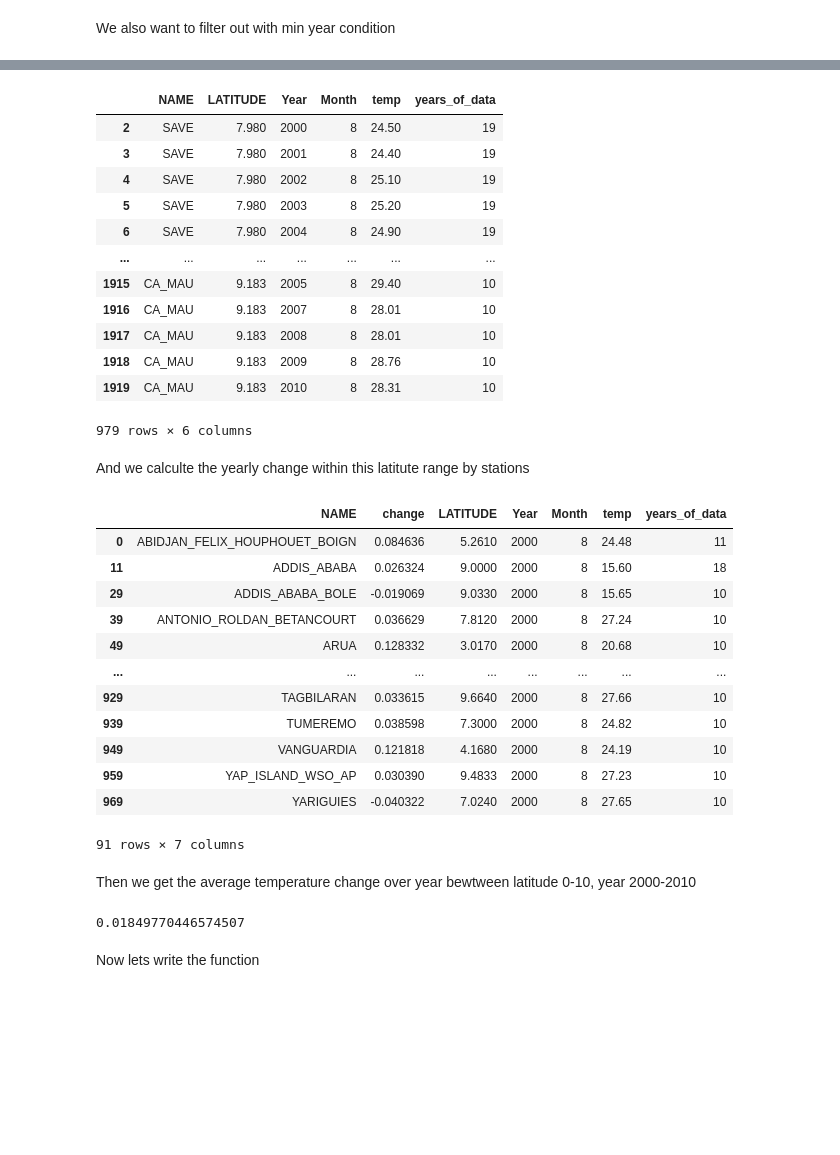
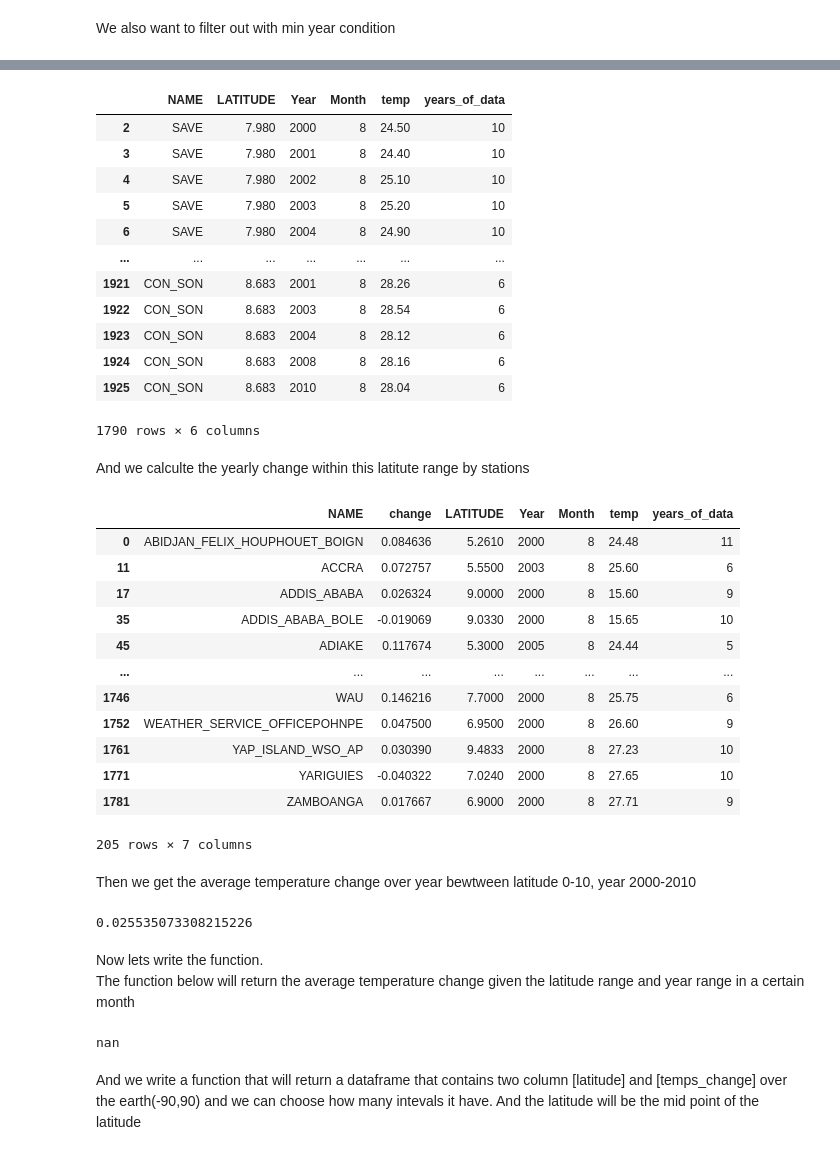
Before and after one commit to libbyrencc/post, a Jupyter notebook: post2.ipynb, the cells around one changed output, grey strips where cells are left out. Saved outputs shown, nothing was run; the diff lists cells and outputs as text; code cells hidden in the pictures; blank space fills up the shorter version.

```diff
--- a/post2.ipynb
+++ b/post2.ipynb
@@ -547,4 +581,4 @@ result
 # %% [markdown]
 We also want to filter out with min year condition
 # %%
-result["years_of_data"]=result.groupby(["NAME"])['Year'].transform(count_year)
+result["years_of_data"]=result.groupby(["NAME","LATITUDE"])['Month'].transform(count_year)
@@ -567,20 +585,20 @@ result
 # %%
-result=result[result["years_of_data"]>=10]
+result=result[result["years_of_data"]>=5]
 result
 # %% [output]
 |  | NAME | LATITUDE | Year | Month | temp | years_of_data |
-| 2 | SAVE | 7.980 | 2000 | 8 | 24.50 | 19 |
-| 3 | SAVE | 7.980 | 2001 | 8 | 24.40 | 19 |
-| 4 | SAVE | 7.980 | 2002 | 8 | 25.10 | 19 |
-| 5 | SAVE | 7.980 | 2003 | 8 | 25.20 | 19 |
-| 6 | SAVE | 7.980 | 2004 | 8 | 24.90 | 19 |
+| 2 | SAVE | 7.980 | 2000 | 8 | 24.50 | 10 |
+| 3 | SAVE | 7.980 | 2001 | 8 | 24.40 | 10 |
+| 4 | SAVE | 7.980 | 2002 | 8 | 25.10 | 10 |
+| 5 | SAVE | 7.980 | 2003 | 8 | 25.20 | 10 |
+| 6 | SAVE | 7.980 | 2004 | 8 | 24.90 | 10 |
 | ... | ... | ... | ... | ... | ... | ... |
-| 1915 | CA_MAU | 9.183 | 2005 | 8 | 29.40 | 10 |
-| 1916 | CA_MAU | 9.183 | 2007 | 8 | 28.01 | 10 |
-| 1917 | CA_MAU | 9.183 | 2008 | 8 | 28.01 | 10 |
-| 1918 | CA_MAU | 9.183 | 2009 | 8 | 28.76 | 10 |
-| 1919 | CA_MAU | 9.183 | 2010 | 8 | 28.31 | 10 |
+| 1921 | CON_SON | 8.683 | 2001 | 8 | 28.26 | 6 |
+| 1922 | CON_SON | 8.683 | 2003 | 8 | 28.54 | 6 |
+| 1923 | CON_SON | 8.683 | 2004 | 8 | 28.12 | 6 |
+| 1924 | CON_SON | 8.683 | 2008 | 8 | 28.16 | 6 |
+| 1925 | CON_SON | 8.683 | 2010 | 8 | 28.04 | 6 |
-979 rows × 6 columns
+1790 rows × 6 columns
 # %% [markdown]
 And we calculte the yearly change within this latitute range by stations
 # %%
@@ -594,25 +612,26 @@ final
 # %% [output]
 |  | NAME | change | LATITUDE | Year | Month | temp | years_of_data |
 | 0 | ABIDJAN_FELIX_HOUPHOUET_BOIGN | 0.084636 | 5.2610 | 2000 | 8 | 24.48 | 11 |
-| 11 | ADDIS_ABABA | 0.026324 | 9.0000 | 2000 | 8 | 15.60 | 18 |
-| 29 | ADDIS_ABABA_BOLE | -0.019069 | 9.0330 | 2000 | 8 | 15.65 | 10 |
-| 39 | ANTONIO_ROLDAN_BETANCOURT | 0.036629 | 7.8120 | 2000 | 8 | 27.24 | 10 |
-| 49 | ARUA | 0.128332 | 3.0170 | 2000 | 8 | 20.68 | 10 |
+| 11 | ACCRA | 0.072757 | 5.5500 | 2003 | 8 | 25.60 | 6 |
+| 17 | ADDIS_ABABA | 0.026324 | 9.0000 | 2000 | 8 | 15.60 | 9 |
+| 35 | ADDIS_ABABA_BOLE | -0.019069 | 9.0330 | 2000 | 8 | 15.65 | 10 |
+| 45 | ADIAKE | 0.117674 | 5.3000 | 2005 | 8 | 24.44 | 5 |
 | ... | ... | ... | ... | ... | ... | ... | ... |
-| 929 | TAGBILARAN | 0.033615 | 9.6640 | 2000 | 8 | 27.66 | 10 |
-| 939 | TUMEREMO | 0.038598 | 7.3000 | 2000 | 8 | 24.82 | 10 |
-| 949 | VANGUARDIA | 0.121818 | 4.1680 | 2000 | 8 | 24.19 | 10 |
-| 959 | YAP_ISLAND_WSO_AP | 0.030390 | 9.4833 | 2000 | 8 | 27.23 | 10 |
-| 969 | YARIGUIES | -0.040322 | 7.0240 | 2000 | 8 | 27.65 | 10 |
+| 1746 | WAU | 0.146216 | 7.7000 | 2000 | 8 | 25.75 | 6 |
+| 1752 | WEATHER_SERVICE_OFFICEPOHNPE | 0.047500 | 6.9500 | 2000 | 8 | 26.60 | 9 |
+| 1761 | YAP_ISLAND_WSO_AP | 0.030390 | 9.4833 | 2000 | 8 | 27.23 | 10 |
+| 1771 | YARIGUIES | -0.040322 | 7.0240 | 2000 | 8 | 27.65 | 10 |
+| 1781 | ZAMBOANGA | 0.017667 | 6.9000 | 2000 | 8 | 27.71 | 9 |
-91 rows × 7 columns
+205 rows × 7 columns
 # %% [markdown]
 Then we get the average temperature change over year bewtween latitude 0-10, year 2000-2010
 # %%
 final["change"].mean()
 # %% [output]
-0.01849770446574507
+0.025535073308215226
 # %% [markdown]
-Now lets write the function
+Now lets write the function.
+The function below will return the average temperature change given the latitude range and year range in a certain month
 # %%
 def avg_temp_change_latitude(latmin,latmax,year_begin,year_end,month,min_obs):
     result=query_climate_database_by_lat(latmin,latmax,year_begin,year_end,month)
@@ -631,0 +647,8 @@ for i in range(10)
+# %%
+a=avg_temp_change_latitude(84,90,2000,2010,8,5)
+a
+#This shows that temperature in latitude(-10,10) is moving 0.02 C higher in average during year 2000-2010 in Aug
+# %% [output]
+nan
+# %% [markdown]
+And we write a function that will return a dataframe that contains two column [latitude] and [temps_change] over the earth(-90,90) and we can choose how many intevals it have. And the latitude will be the mid point of the latitude
```
Also changed, not shown: parts of 29 cells of this notebook.
